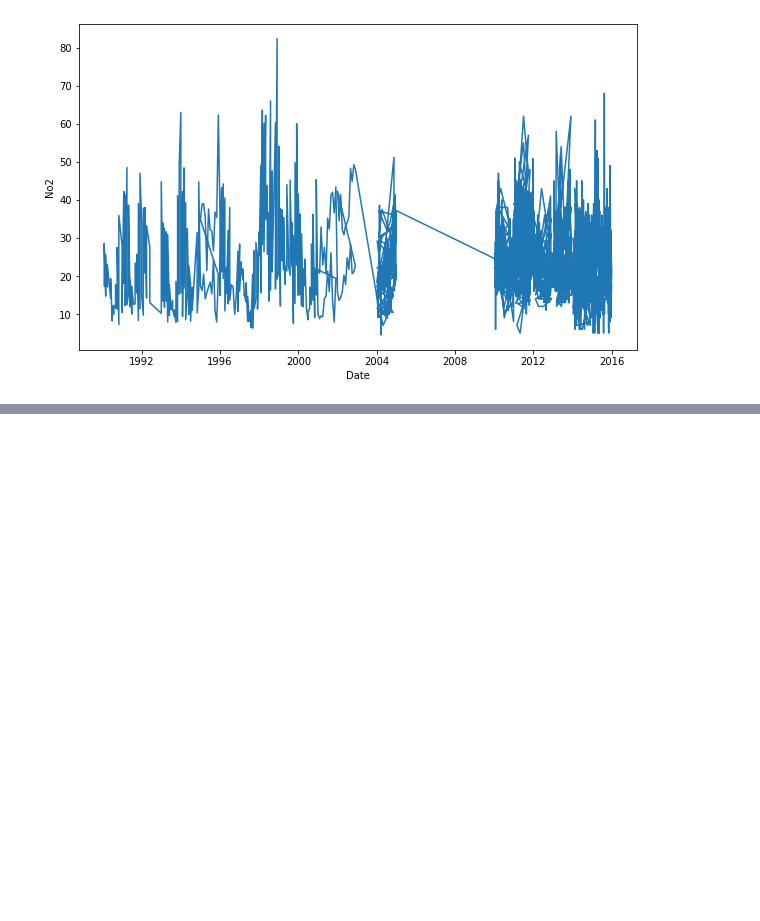
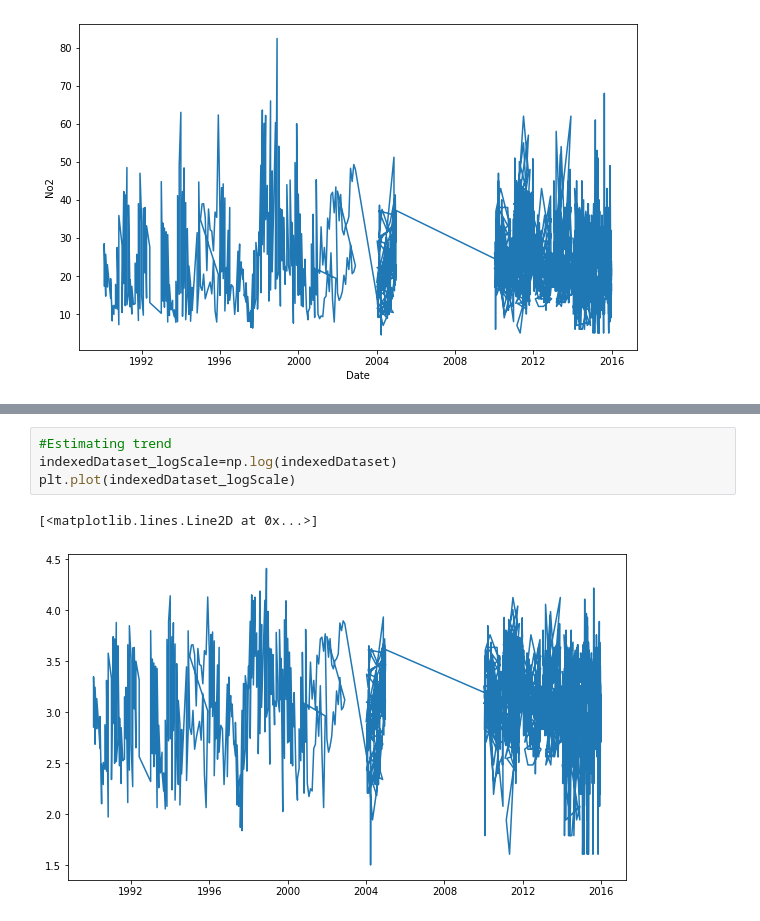
Before and after one commit to poojagopu/AirPollutionPrediction, a Jupyter notebook: code.ipynb, the cells around one changed output, grey strips where cells are left out. Cells and saved outputs as stored; diff of their text form; blank space fills up the shorter version.

```diff
--- a/code.ipynb
+++ b/code.ipynb
@@ -34,0 +97,7 @@ plt.plot(indexedDataset)
+# %%
+#Estimating trend
+indexedDataset_logScale=np.log(indexedDataset)
+plt.plot(indexedDataset_logScale)
+# %% [output]
+[<matplotlib.lines.Line2D at 0x...>]
+[figure, added]
```
Also changed, not shown: parts of 5 cells of this notebook.
